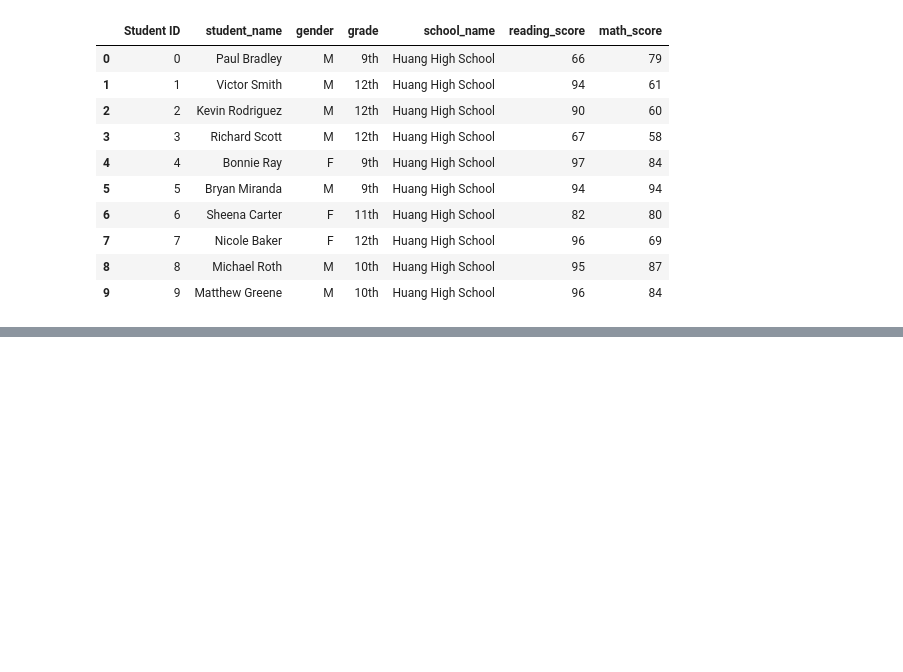
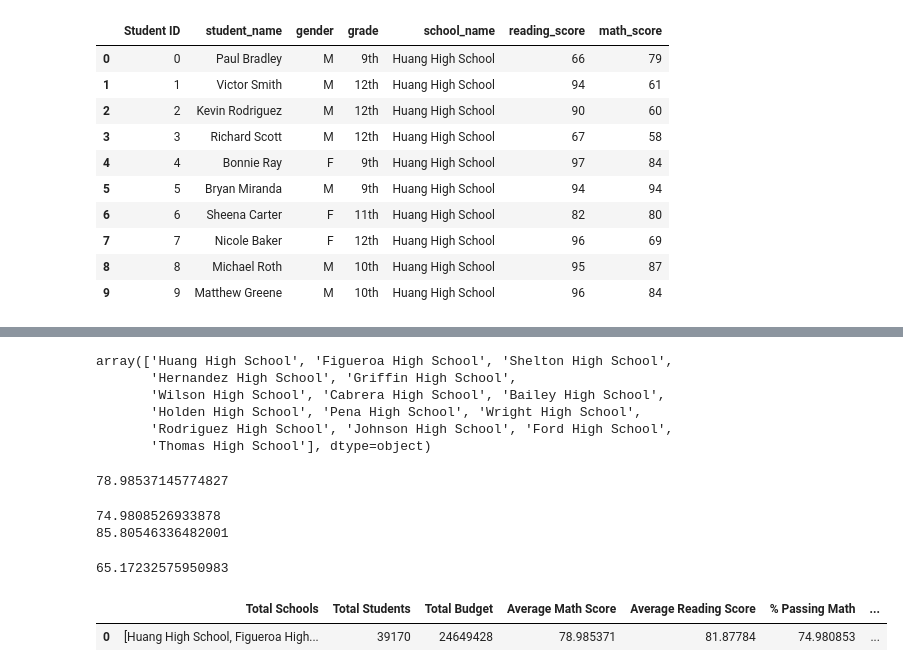
Before and after one commit to perchingeagle/School_District_Analysis, a Jupyter notebook: PyCitySchools.ipynb, the cells around one changed output, grey strips where cells are left out. Cells and saved outputs as stored; diff of their text form; code cells hidden in the pictures; blank space fills up the shorter version.

Commit message:
district summary complete.

```diff
--- a/PyCitySchools.ipynb
+++ b/PyCitySchools.ipynb
@@ -142,0 +176,69 @@ students_data_df.head(10)
+# %%
+#school_data_complete_df['Student ID'].count()
+school_count = school_data_complete_df['school_name'].unique()
+school_count
+# %% [output]
+array(['Huang High School', 'Figueroa High School', 'Shelton High School',
+       'Hernandez High School', 'Griffin High School',
+       'Wilson High School', 'Cabrera High School', 'Bailey High School',
+       'Holden High School', 'Pena High School', 'Wright High School',
+       'Rodriguez High School', 'Johnson High School', 'Ford High School',
+       'Thomas High School'], dtype=object)
+# %%
+# sum of the schools' budget
+total_budget = schools_data_df['budget'].sum()
+
+# Average reading score
+average_reading_score = school_data_complete_df['reading_score'].mean()
+
+# Average math score
+average_math_score = school_data_complete_df['math_score'].mean()
+average_math_score
+# %% [output]
+78.98537145774827
+# %%
+# school_data_complete_df['math_score'] >= 70
+
+passing_math = school_data_complete_df[school_data_complete_df['math_score'] >= 70]
+
+passing_reading = school_data_complete_df[school_data_complete_df['reading_score'] >= 70]
+#passing_math['student_name'].count()
+
+passing_math_count = passing_math['student_name'].count()
+passing_reading_count = passing_reading['student_name'].count()
+
+student_count = school_data_complete_df['Student ID'].count()
+student_count
+
+# passing percentages
+
+passing_math_percentage = passing_math_count / float(student_count) * 100
+passing_reading_percentage = passing_reading_count / float(student_count) * 100
+
+print(passing_math_percentage)
+print(passing_reading_percentage)
+# %% [output]
+74.9808526933878
+85.80546336482001
+# %%
+# passing both math and reading
+passing_math_reading_df = school_data_complete_df[(school_data_complete_df['math_score'] >= 70) & (school_data_complete_df['reading_score'] >= 70) ]
+overall_passing_math_reading_count = passing_math_reading_df['Student ID'].count()
+overall_passing_percentage = overall_passing_math_reading_count / float(student_count) * 100
+overall_passing_percentage
+# %% [output]
+65.17232575950983
+# %%
+district_summary_df = pd.DataFrame(
+          [{"Total Schools": school_count,
+          "Total Students": student_count,
+          "Total Budget": total_budget,
+          "Average Math Score": average_math_score,
+          "Average Reading Score": average_reading_score,
+          "% Passing Math": passing_math_percentage,
+         "% Passing Reading": passing_reading_percentage,
+        "% Overall Passing": overall_passing_percentage}])
+district_summary_df
+# %% [output]
+|  | Total Schools | Total Students | Total Budget | Average Math Score | Average Reading Score | % Passing Math | ... |
+| 0 | [Huang High School, Figueroa High... | 39170 | 24649428 | 78.985371 | 81.87784 | 74.980853 | ... |
```
Also changed, not shown: parts of 4 cells of this notebook, 1 other file.
